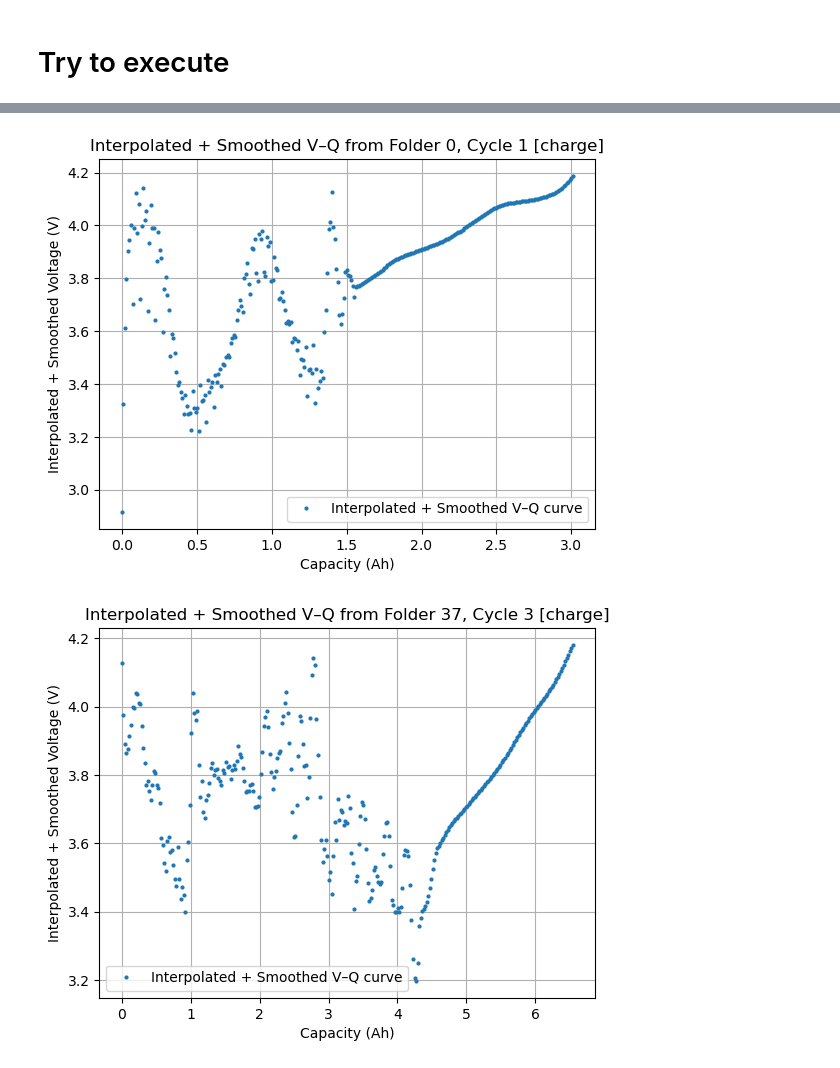
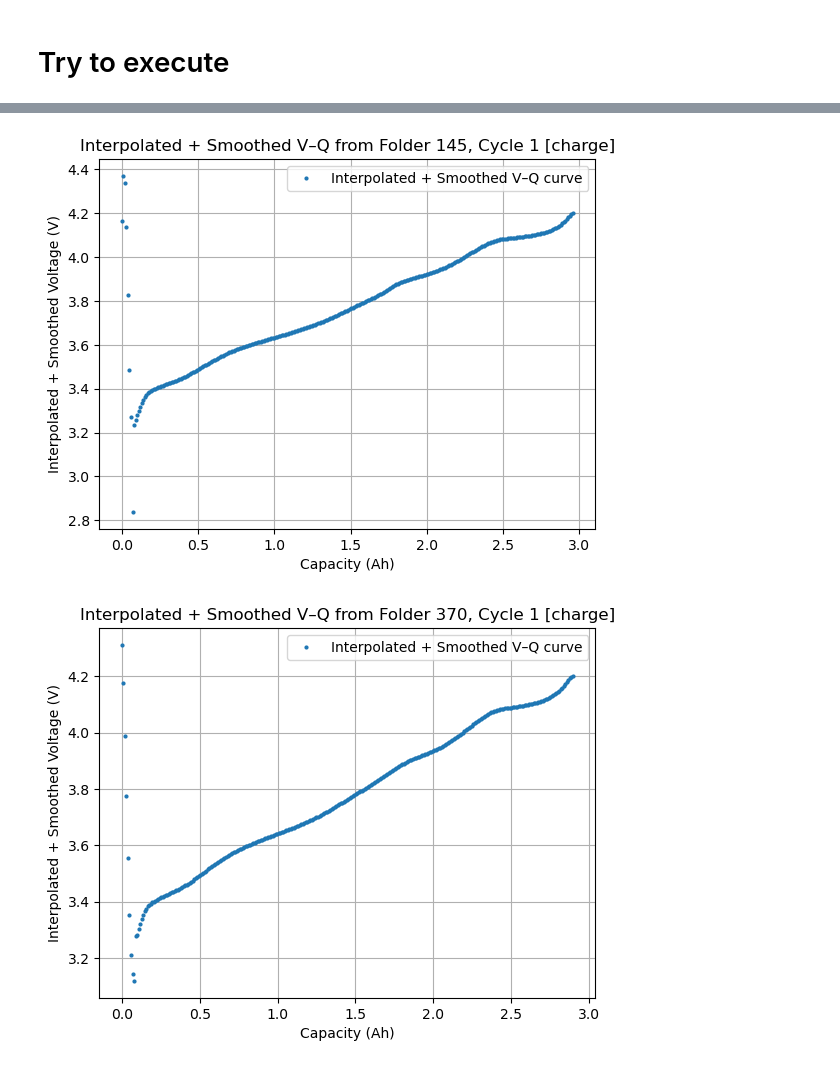
Before and after one commit to May-Cui/battery-analysis-project, a Jupyter notebook: Notebooks/utils_dev_testing.ipynb, the cells around one changed output, grey strips where cells are left out. Drawn from its saved outputs; the diff is of its cells as text; code cells hidden in the pictures.

```diff
--- a/Notebooks/utils_dev_testing.ipynb
+++ b/Notebooks/utils_dev_testing.ipynb
@@ -536,11 +607,11 @@ select_valid_cycle(
 # %%
 plot_selected_vq(
-    folder_cycle_pairs=[(0, 1), (37, 3)],
+    folder_cycle_pairs=[(145, 1), (370, 1), (445, 1), (520, 1), (670, 1), (895, 1), (970, 1)],
     process='charge',
     linestyle='none',
     marker='o',
     markersize=2
 )
 # %% [output]
-[figure, old version]
+[figure, new version]
-[figure, old version]
+[figure, new version]
```
Also changed, not shown: parts of 8 cells of this notebook.
